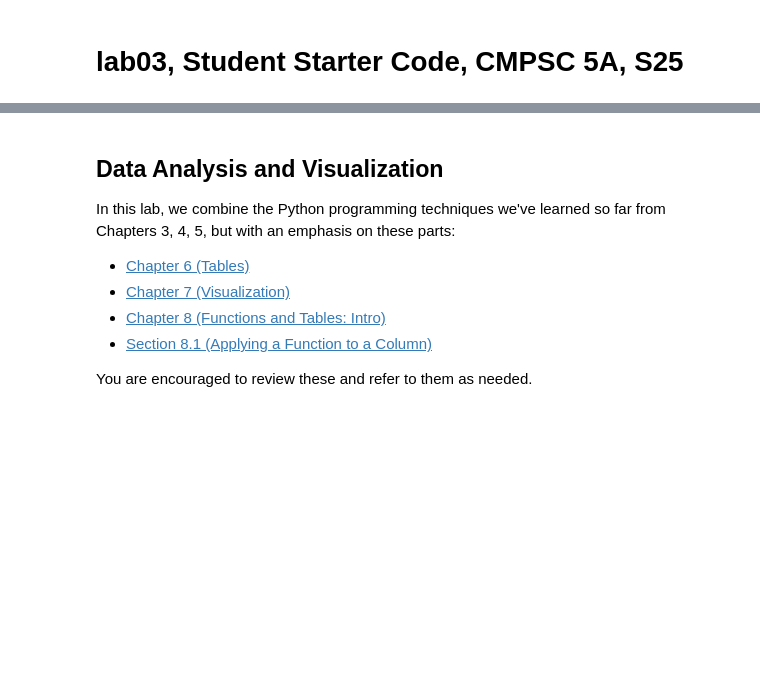
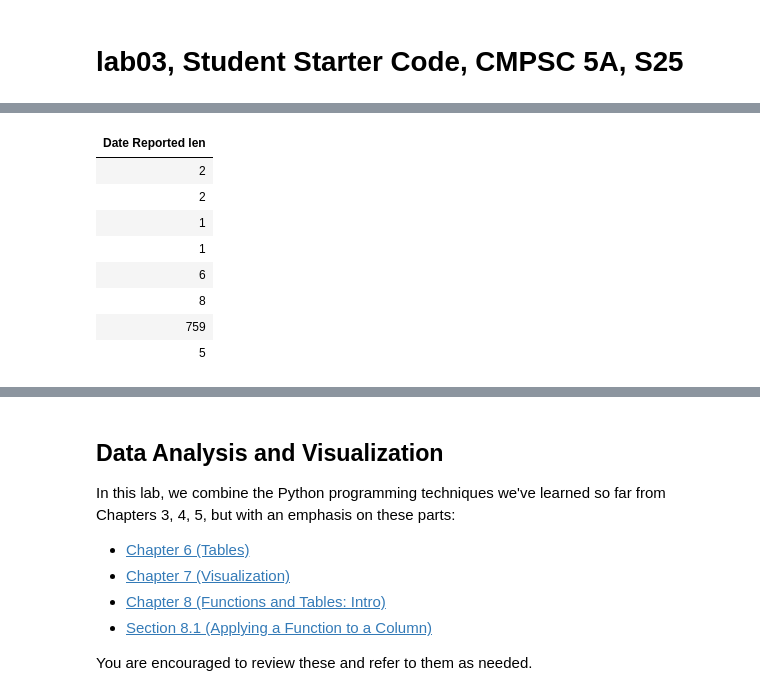
Before and after one commit to ucsb-ds/cmpsc5a-s25-students, a Jupyter notebook: labs/lab03/lab03.ipynb, the cells around one changed output, grey strips where cells are left out. Saved outputs shown, nothing was run; the diff lists cells and outputs as text; code cells hidden in the pictures; blank space fills up the shorter version.

```diff
--- a/labs/lab03/lab03.ipynb
+++ b/labs/lab03/lab03.ipynb
@@ -11,0 +73,14 @@ import matplotlib.pyplot as plots
+# %%
+a2 = fatalAccidents.
+# %%
+a2.select('Date Reported len')
+# %% [output]
+| Date Reported len |
+| 2 |
+| 2 |
+| 1 |
+| 1 |
+| 6 |
+| 8 |
+| 759 |
+| 5 |
```
Also changed, not shown: parts of 15 cells of this notebook, 1 other file.
